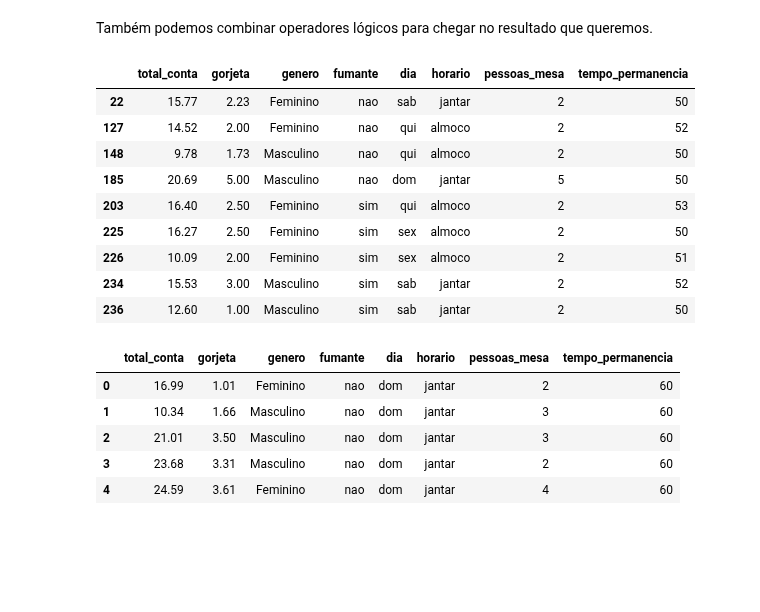
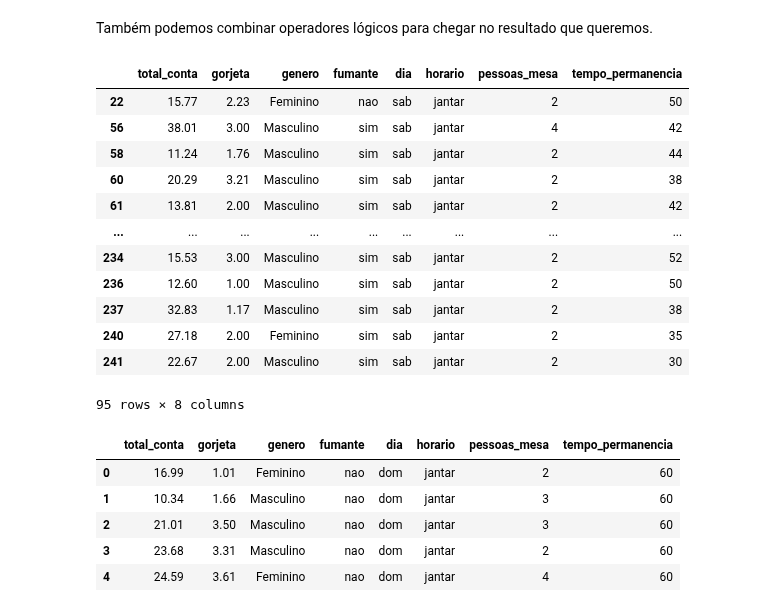
Before and after one commit to ef-souza/intro_python_verao_ime_2023, a Jupyter notebook: notebooks/aula02.ipynb, the cells around one changed output. Cells and saved outputs as stored; diff of their text form; code cells hidden in the pictures; blank space fills up the shorter version.

```diff
--- a/notebooks/aula02.ipynb
+++ b/notebooks/aula02.ipynb
@@ -579,17 +580,21 @@ Também podemos combinar operadores lógicos para chegar no resultado que querem
 # %%
 # vamos selecionar as entradas cujo *tempo_permanencia* seja maior de 50 minutos.
 df.loc[(df['tempo_permanencia']) >= 50]
+df.loc[((df['tempo_permanencia'] >= 50) & (df["genero"] == "Feminino")) | (df["fumante"] == "sim")]
 # %% [output]
 |  | total_conta | gorjeta | genero | fumante | dia | horario | pessoas_mesa | tempo_permanencia |
 | 22 | 15.77 | 2.23 | Feminino | nao | sab | jantar | 2 | 50 |
-| 127 | 14.52 | 2.00 | Feminino | nao | qui | almoco | 2 | 52 |
-| 148 | 9.78 | 1.73 | Masculino | nao | qui | almoco | 2 | 50 |
-| 185 | 20.69 | 5.00 | Masculino | nao | dom | jantar | 5 | 50 |
-| 203 | 16.40 | 2.50 | Feminino | sim | qui | almoco | 2 | 53 |
-| 225 | 16.27 | 2.50 | Feminino | sim | sex | almoco | 2 | 50 |
-| 226 | 10.09 | 2.00 | Feminino | sim | sex | almoco | 2 | 51 |
+| 56 | 38.01 | 3.00 | Masculino | sim | sab | jantar | 4 | 42 |
+| 58 | 11.24 | 1.76 | Masculino | sim | sab | jantar | 2 | 44 |
+| 60 | 20.29 | 3.21 | Masculino | sim | sab | jantar | 2 | 38 |
+| 61 | 13.81 | 2.00 | Masculino | sim | sab | jantar | 2 | 42 |
+| ... | ... | ... | ... | ... | ... | ... | ... | ... |
 | 234 | 15.53 | 3.00 | Masculino | sim | sab | jantar | 2 | 52 |
 | 236 | 12.60 | 1.00 | Masculino | sim | sab | jantar | 2 | 50 |
+| 237 | 32.83 | 1.17 | Masculino | sim | sab | jantar | 2 | 38 |
+| 240 | 27.18 | 2.00 | Feminino | sim | sab | jantar | 2 | 35 |
+| 241 | 22.67 | 2.00 | Masculino | sim | sab | jantar | 2 | 30 |
+95 rows × 8 columns
 # %%
 #Mudando os 5 primeiros registros para um tempo de permanencia de 60min
 df2 = df.copy() # faco uma cópia do objeto
```
Also changed, not shown: parts of 1 cell of this notebook.
